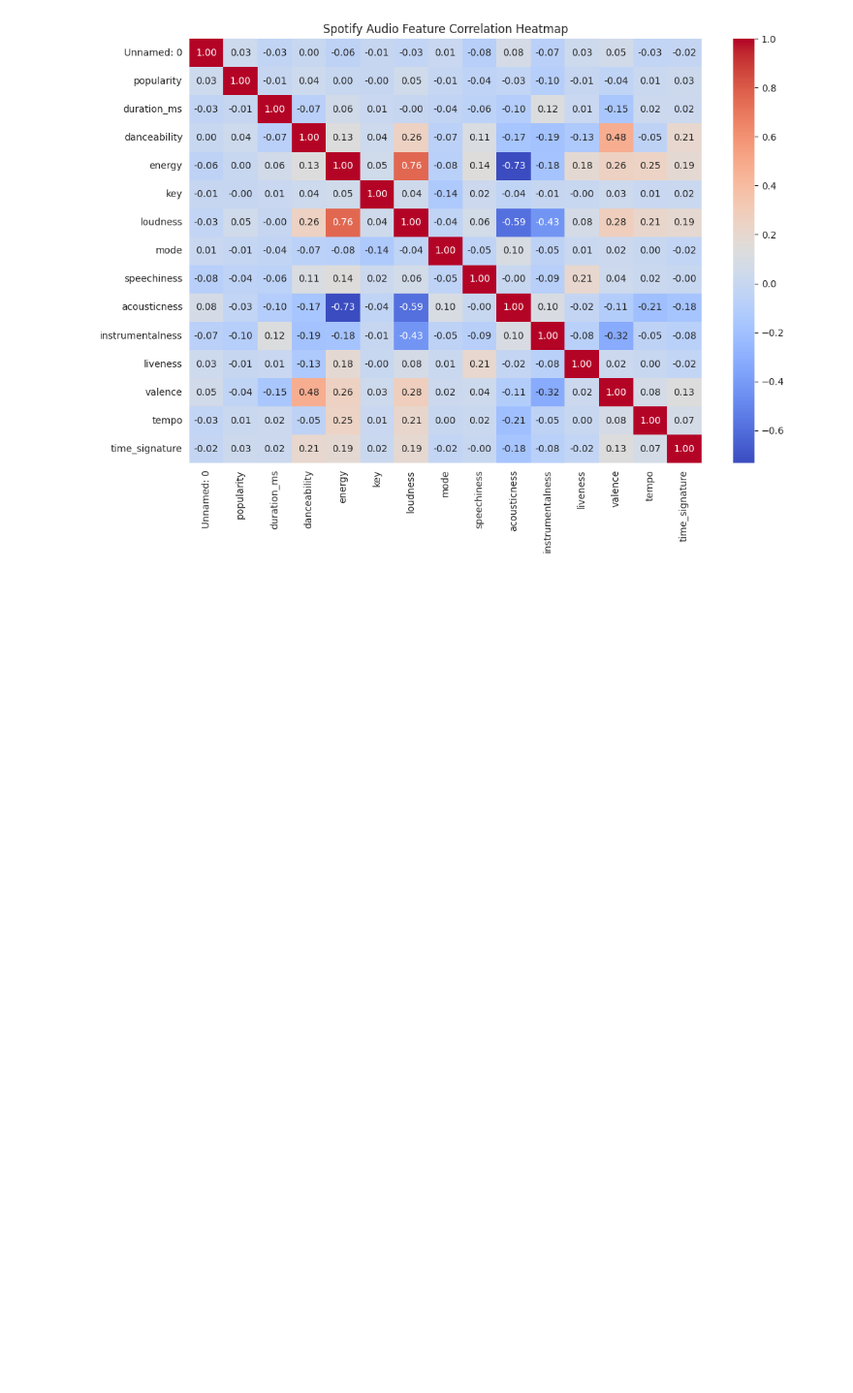
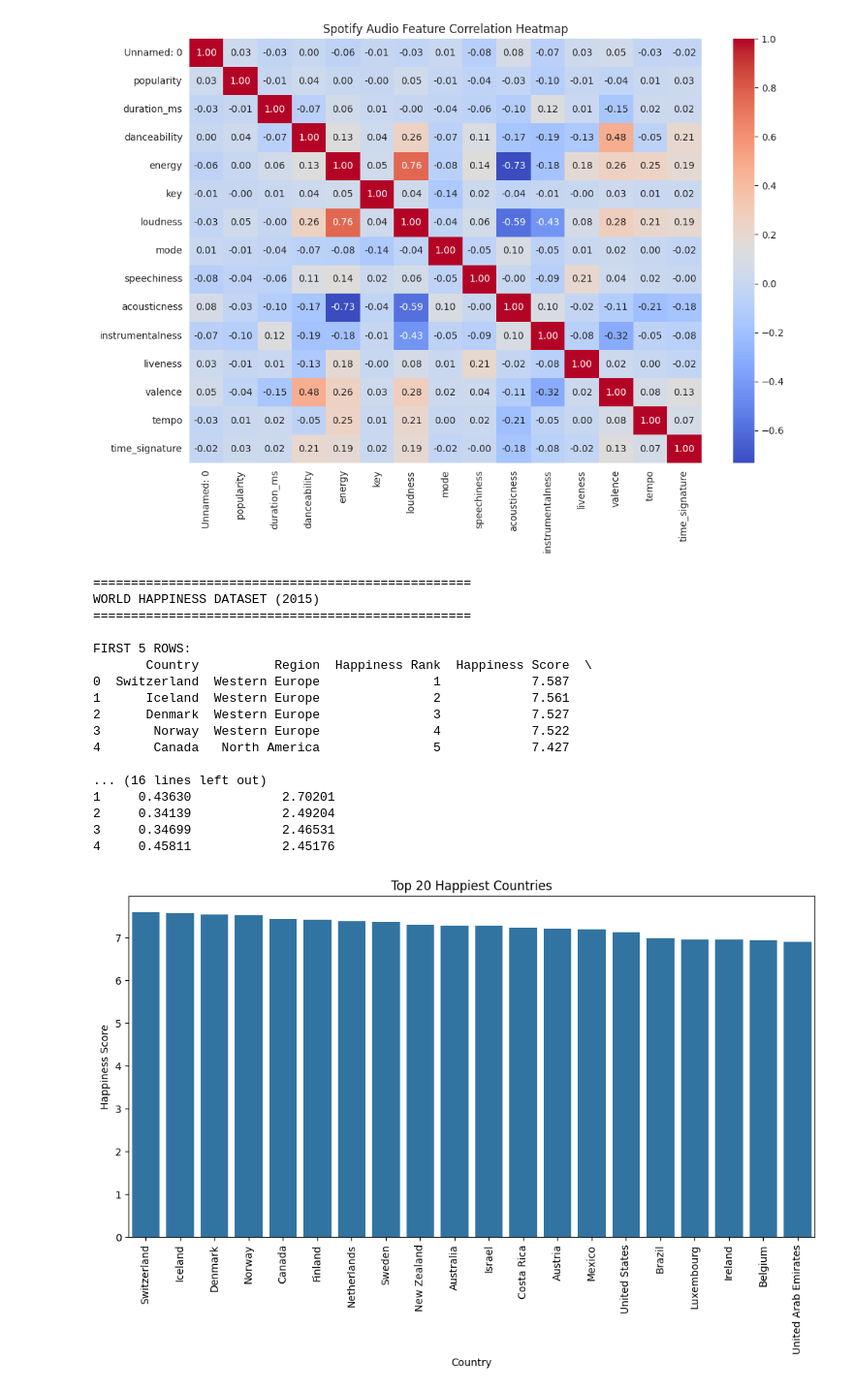
Before and after one commit to aminaahsan925/data-analytics, a Jupyter notebook: titanic_data_set.ipynb, the cells around one changed output. Shown at 97% size. Cells and saved outputs as stored; diff of their text form; code cells hidden in the pictures; blank space fills up the shorter version.

```diff
--- a/titanic_data_set.ipynb
+++ b/titanic_data_set.ipynb
@@ -198,3 +368,74 @@ FIRST 5 ROWS:
 
 [5 rows x 21 columns]
 [figure]
+# %%
+import pandas as pd
+import matplotlib.pyplot as plt
+import seaborn as sns
+
+# ==========================================
+# PART C — WORLD HAPPINESS DATASET
+# ==========================================
+print("\n" + "=" * 50)
+print("WORLD HAPPINESS DATASET (2015)")
+print("=" * 50)
+
+# Load World Happiness Report (2015) dataset
+happiness = pd.read_csv("/content/2015.csv")
+
+print("\nFIRST 5 ROWS:")
+print(happiness.head())
+
+# ==========================================
+# TASK 6
+# Top 20 Happiest Countries
+# ==========================================
+
+# Change column names if needed
+# Example:
+# Country column = Country
+# Happiness score column = Score
+
+top20 = happiness.sort_values(
+    by='Happiness Score',
+    ascending=False
+).head(20)
+
+plt.figure(figsize=(12,6))
+
+sns.barplot(
+    data=top20,
+    x='Country',
+    y='Happiness Score'
+)
+
+plt.title("Top 20 Happiest Countries")
+plt.xlabel("Country")
+plt.ylabel("Happiness Score")
+
+plt.xticks(rotation=90)
+
+plt.show()
+
+# ==========================================
+# END OF EXERCISE 1
+# ==========================================
+# %% [output]
+==================================================
+WORLD HAPPINESS DATASET (2015)
+==================================================
+
+FIRST 5 ROWS:
+       Country          Region  Happiness Rank  Happiness Score  \
+0  Switzerland  Western Europe               1            7.587
+1      Iceland  Western Europe               2            7.561
+2      Denmark  Western Europe               3            7.527
+3       Norway  Western Europe               4            7.522
+4       Canada   North America               5            7.427
+
+... (16 lines left out)
+1     0.43630            2.70201
+2     0.34139            2.49204
+3     0.34699            2.46531
+4     0.45811            2.45176
+[figure, added]
```
Also changed, not shown: parts of 3 cells of this notebook.
